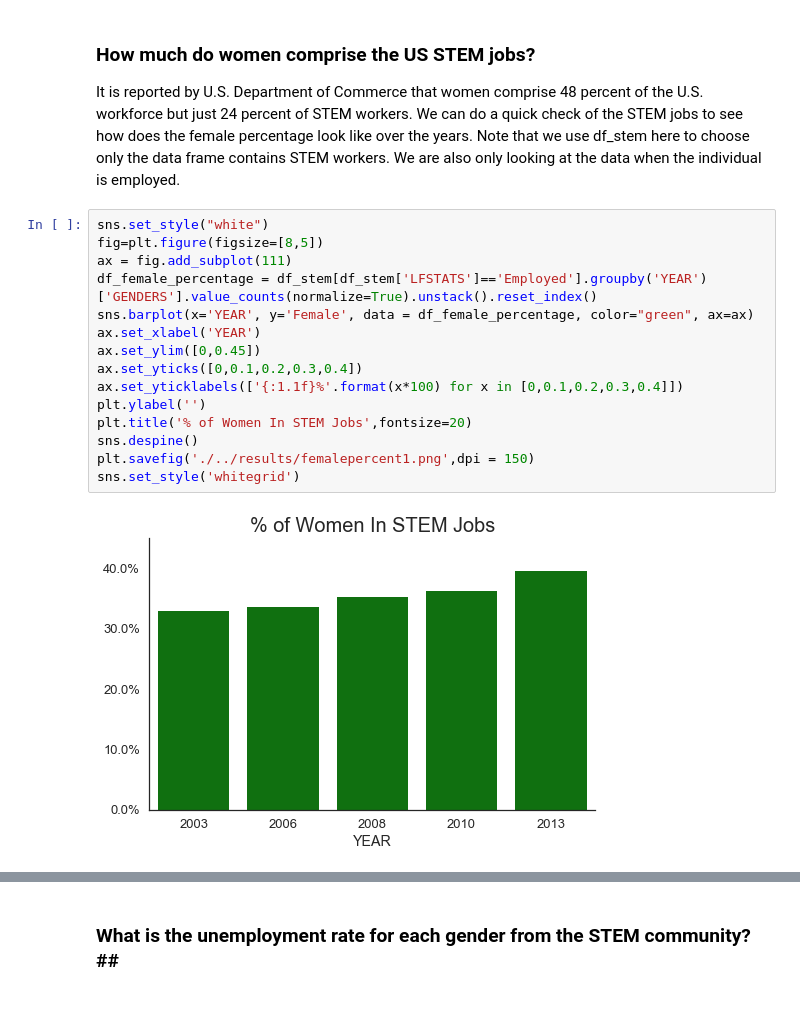
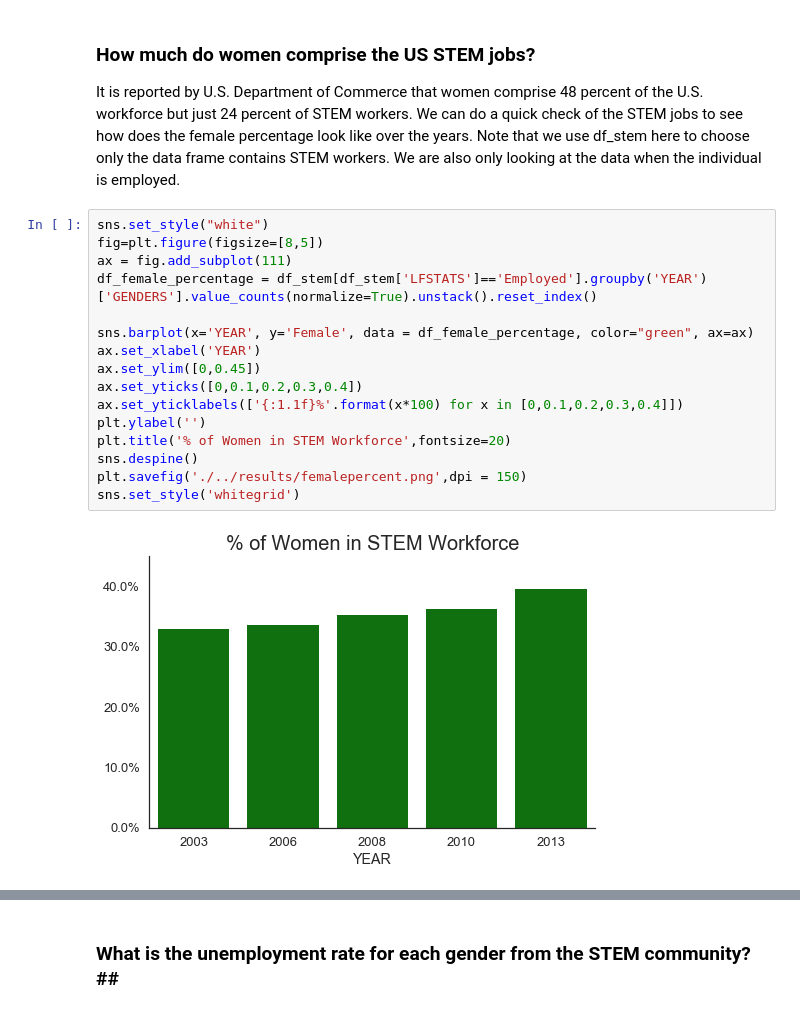
Before and after one commit to shuojiashi/women_in_stem, a Jupyter notebook: notebooks/Women in STEM_project report.ipynb, the cells around one changed output, grey strips where cells are left out. Saved outputs shown, nothing was run; the diff lists cells and outputs as text.

```diff
--- a/notebooks/Women in STEM_project report.ipynb
+++ b/notebooks/Women in STEM_project report.ipynb
@@ -190,17 +213,18 @@ Note that we use df_stem here to choose only the data frame contains STEM worker
 # %%
 sns.set_style("white")
 fig=plt.figure(figsize=[8,5])
 ax = fig.add_subplot(111)
 df_female_percentage = df_stem[df_stem['LFSTATS']=='Employed'].groupby('YEAR')['GENDERS'].value_counts(normalize=True).unstack().reset_index()
+
 sns.barplot(x='YEAR', y='Female', data = df_female_percentage, color="green", ax=ax)
 ax.set_xlabel('YEAR')
 ax.set_ylim([0,0.45])
 ax.set_yticks([0,0.1,0.2,0.3,0.4])
 ax.set_yticklabels(['{:1.1f}%'.format(x*100) for x in [0,0.1,0.2,0.3,0.4]])
 plt.ylabel('')
-plt.title('% of Women In STEM Jobs',fontsize=20)
+plt.title('% of Women in STEM Workforce',fontsize=20)
 sns.despine()
-plt.savefig('./../results/femalepercent1.png',dpi = 150)
+plt.savefig('./../results/femalepercent.png',dpi = 150)
 sns.set_style('whitegrid')
 # %% [output]
-[figure, old version]
+[figure, new version]
```
Also changed, not shown: parts of 11 cells of this notebook, 11 other files.
